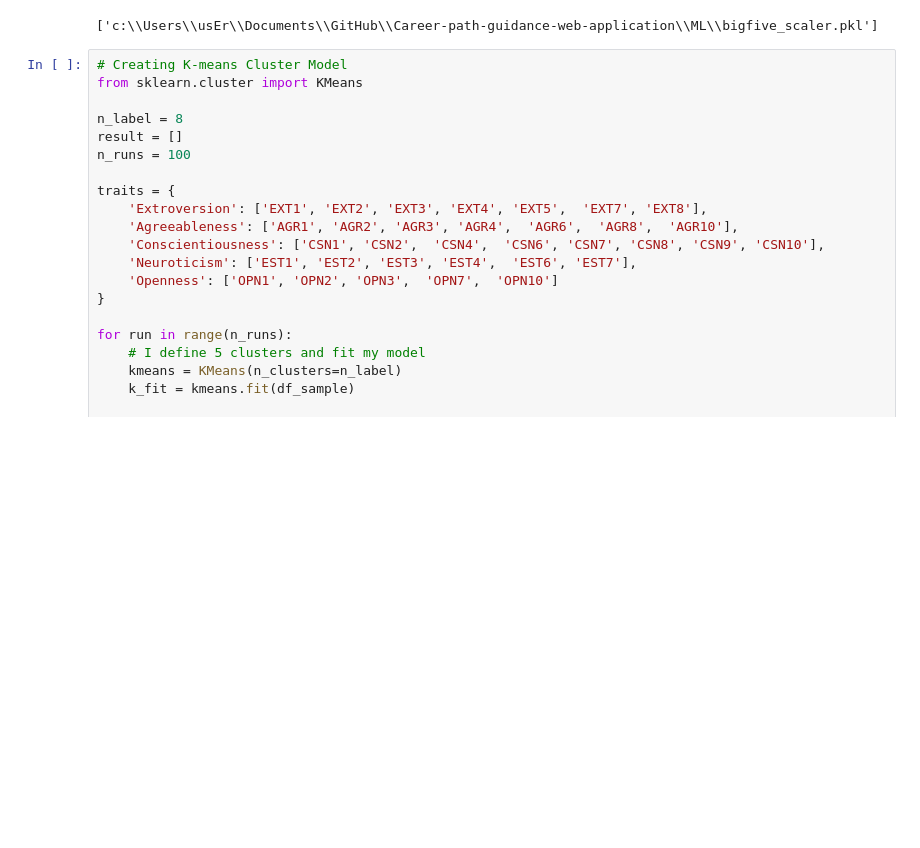
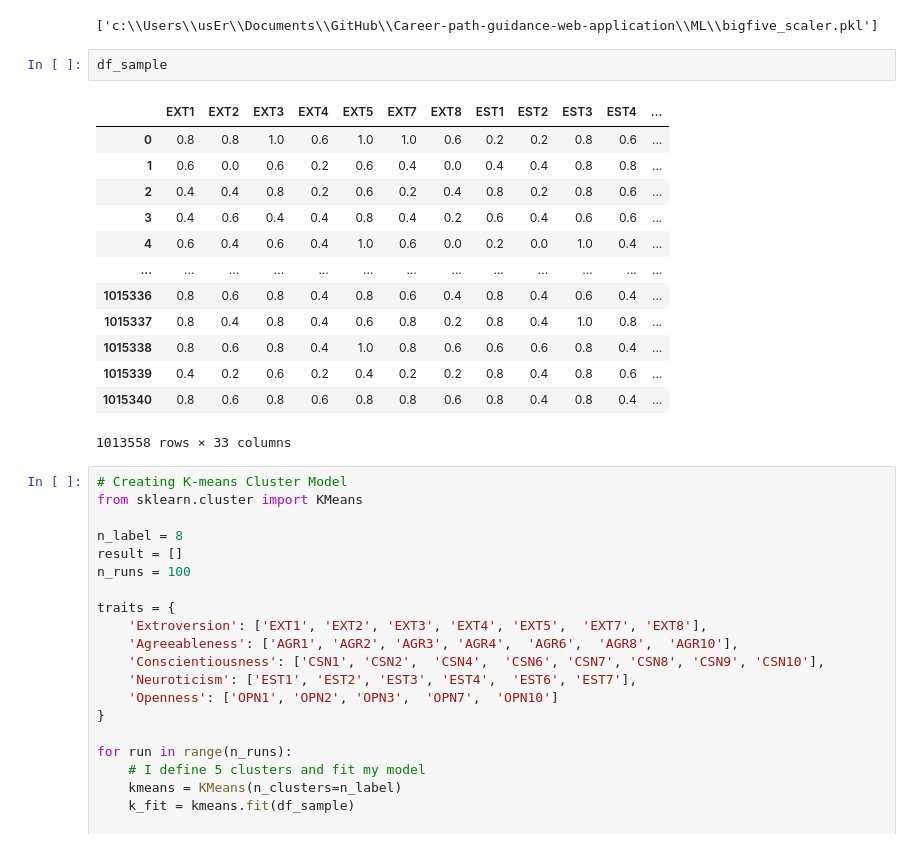
Before and after one commit to hammer-pp/Career-path-guidance-web-application, a Jupyter notebook: ML/notebook/cluster_bigfive.ipynb, the cells around one changed output. Drawn from its saved outputs; the diff is of its cells as text; blank space fills up the shorter version.

```diff
--- a/ML/notebook/cluster_bigfive.ipynb
+++ b/ML/notebook/cluster_bigfive.ipynb
@@ -85,6 +85,22 @@ root_dir = os.path.abspath(os.path.join(current_dir, "..","artifacts"))
 joblib.dump(scaler, os.path.join(root_dir, 'bigfive_scaler.pkl'))
 # %% [output]
 ['c:\\Users\\usEr\\Documents\\GitHub\\Career-path-guidance-web-application\\ML\\bigfive_scaler.pkl']
+# %%
+df_sample
+# %% [output]
+|  | EXT1 | EXT2 | EXT3 | EXT4 | EXT5 | EXT7 | EXT8 | EST1 | EST2 | EST3 | EST4 | ... |
+| 0 | 0.8 | 0.8 | 1.0 | 0.6 | 1.0 | 1.0 | 0.6 | 0.2 | 0.2 | 0.8 | 0.6 | ... |
+| 1 | 0.6 | 0.0 | 0.6 | 0.2 | 0.6 | 0.4 | 0.0 | 0.4 | 0.4 | 0.8 | 0.8 | ... |
+| 2 | 0.4 | 0.4 | 0.8 | 0.2 | 0.6 | 0.2 | 0.4 | 0.8 | 0.2 | 0.8 | 0.6 | ... |
+| 3 | 0.4 | 0.6 | 0.4 | 0.4 | 0.8 | 0.4 | 0.2 | 0.6 | 0.4 | 0.6 | 0.6 | ... |
+| 4 | 0.6 | 0.4 | 0.6 | 0.4 | 1.0 | 0.6 | 0.0 | 0.2 | 0.0 | 1.0 | 0.4 | ... |
+| ... | ... | ... | ... | ... | ... | ... | ... | ... | ... | ... | ... | ... |
+| 1015336 | 0.8 | 0.6 | 0.8 | 0.4 | 0.8 | 0.6 | 0.4 | 0.8 | 0.4 | 0.6 | 0.4 | ... |
+| 1015337 | 0.8 | 0.4 | 0.8 | 0.4 | 0.6 | 0.8 | 0.2 | 0.8 | 0.4 | 1.0 | 0.8 | ... |
+| 1015338 | 0.8 | 0.6 | 0.8 | 0.4 | 1.0 | 0.8 | 0.6 | 0.6 | 0.6 | 0.8 | 0.4 | ... |
+| 1015339 | 0.4 | 0.2 | 0.6 | 0.2 | 0.4 | 0.2 | 0.2 | 0.8 | 0.4 | 0.8 | 0.6 | ... |
+| 1015340 | 0.8 | 0.6 | 0.8 | 0.6 | 0.8 | 0.8 | 0.6 | 0.8 | 0.4 | 0.8 | 0.4 | ... |
+1013558 rows × 33 columns
 # %%
 # Creating K-means Cluster Model
 from sklearn.cluster import KMeans
```
Also changed, not shown: parts of 1 cell of this notebook, 4 other files.
